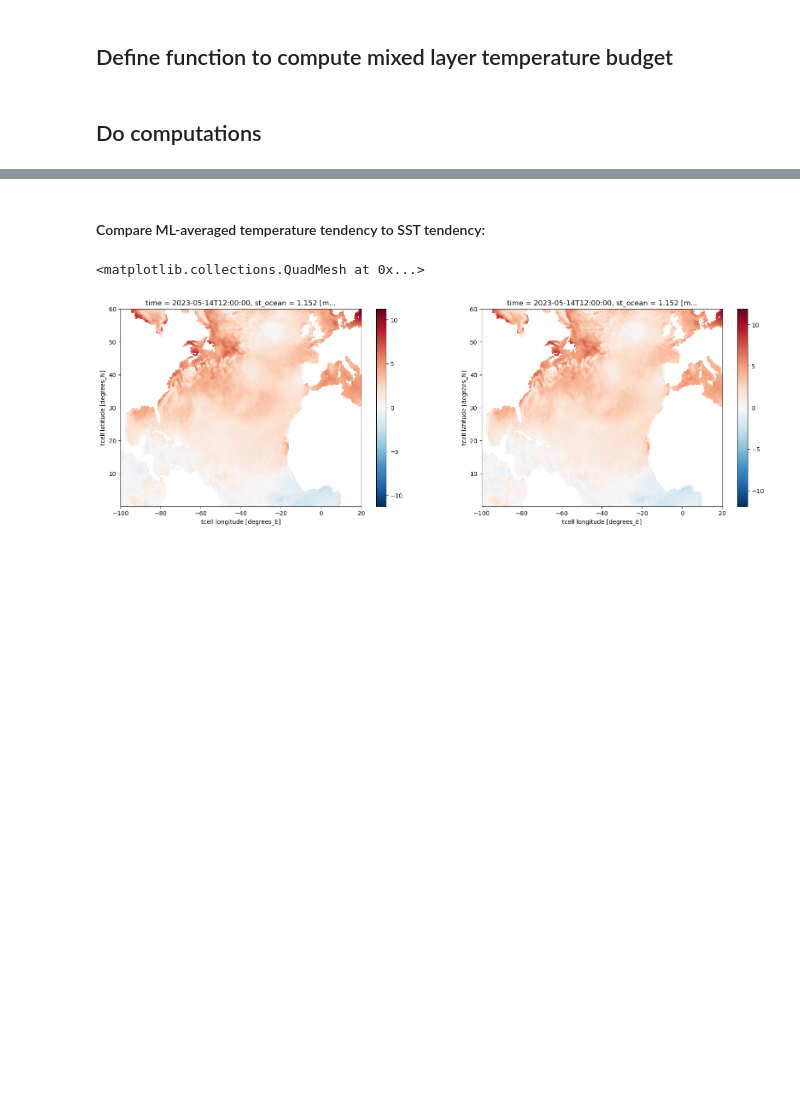
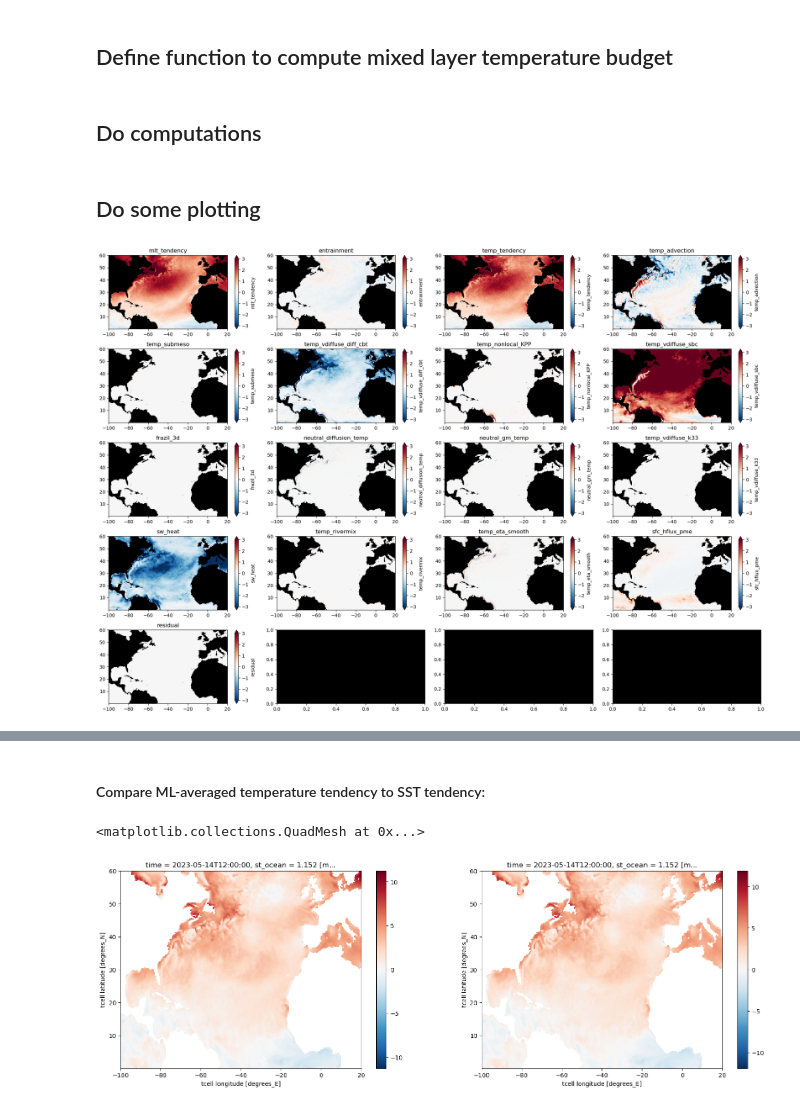
Before and after one commit to rmholmes/access-om2-sst-budget, a Jupyter notebook: Mixed_Layer_Heat_Budget_ACCESS-OM2.ipynb, the cells around one changed output, grey strips where cells are left out. Cells and saved outputs as stored; diff of their text form; code cells hidden in the pictures; blank space fills up the shorter version.

Commit message:
Update figures and notebook. Remove bug with snapshot time ordering.

```diff
--- a/Mixed_Layer_Heat_Budget_ACCESS-OM2.ipynb
+++ b/Mixed_Layer_Heat_Budget_ACCESS-OM2.ipynb
@@ -187,6 +195,33 @@ day_budget_temp.to_netcdf('/g/data/dx2/rmh561/day_budget_temp_om2_omip2_extensio
 # %%
 # Load from file:
 day_budget_temp = xr.open_dataset('/g/data/dx2/rmh561/day_budget_temp_om2_omip2_extension_output371.nc')
-# %%
-# Convert to a monthly average:
-day_budget_temp = day_budget_temp.resample(time='1M').mean().isel(time=slice(1,None))
+# %% [markdown]
+## Do some plotting
+# %%
+# Spatial plots of all terms:
+
+fig, axes = plt.subplots(nrows=5, ncols=4, figsize=(20,14))
+axs = axes.reshape(-1)
+
+# Select budget and convert units
+#budget = mon_budget_temp.mean('time')*86400*30.5 # Average May-July and convert from degC s-1 to degC/month
+budget = day_budget_temp.mean('time')*86400*30.5 # Average May-July and convert from degC s-1 to degC/month
+
+vars = list(budget.data_vars)
+vars.remove('entrainment');vars.insert(0,'entrainment');vars.remove('mlt_tendency');vars.insert(0,'mlt_tendency');
+
+clim = 3.
+for i, var in enumerate(vars):
+    budget[var].plot(ax=axs[i],cmap='RdBu_r',vmin=-clim,vmax=clim,extend='both')#,vmax=0.001)#vmin=-0.1,vmax=0.1)
+    axs[i].set_title(var)
+# Note: Make the color limits much smaller and look at "residual" to see that it closes. Although, of course, you can't
+# check that the mlh_tendency and entrainment calculations close since they are done by residual.
+
+for ax in axs:
+    ax.set_xlabel('')
+    ax.set_ylabel('')
+    ax.set_facecolor('k')
+plt.tight_layout()
+plt.savefig('daily_ml_temperature_budget_Atlantic_May_to_Aug_2023_allterms.png',dpi=150)
+# %% [output]
+[figure, added]
```
Also changed, not shown: parts of 19 cells of this notebook, 12 other files.
